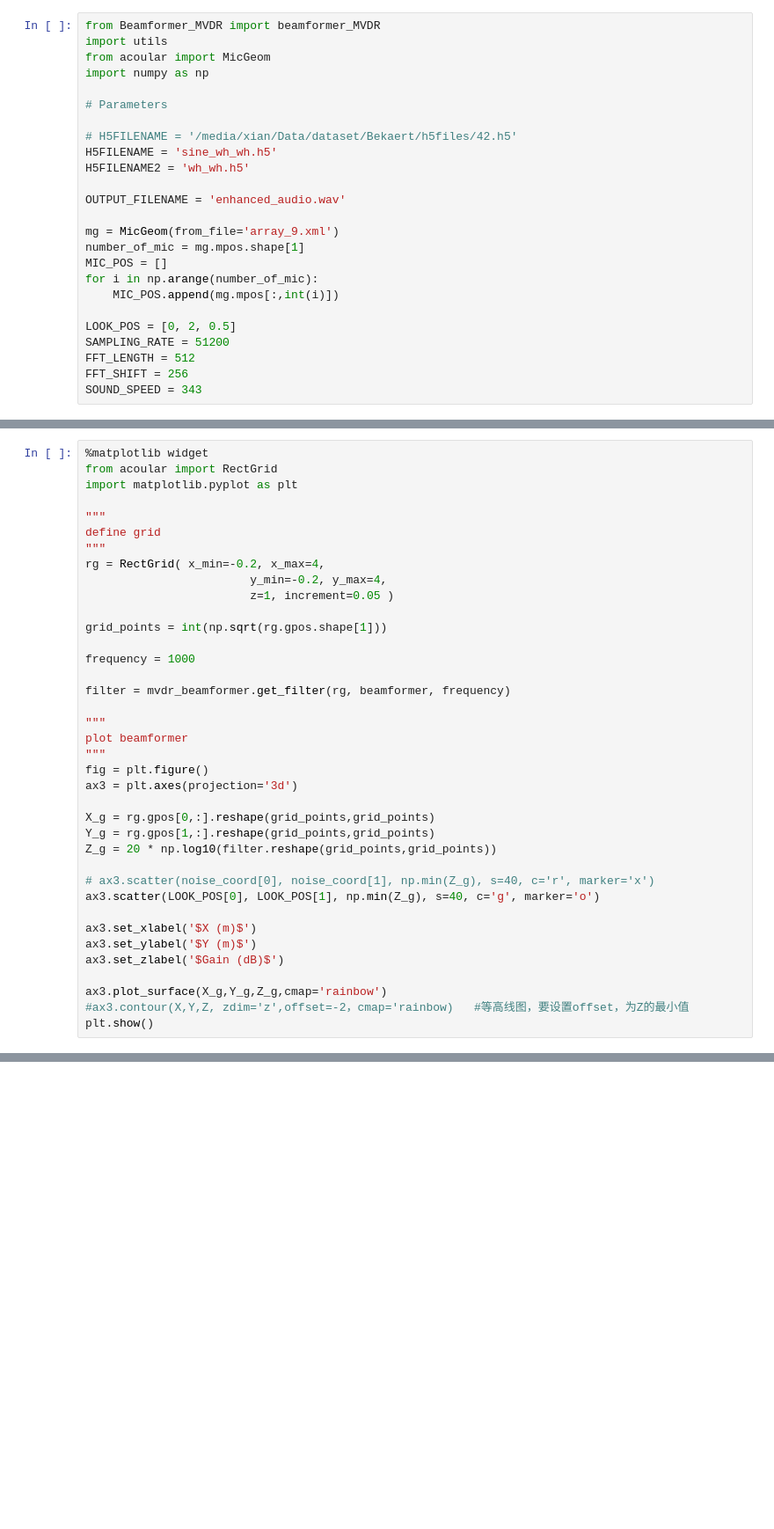
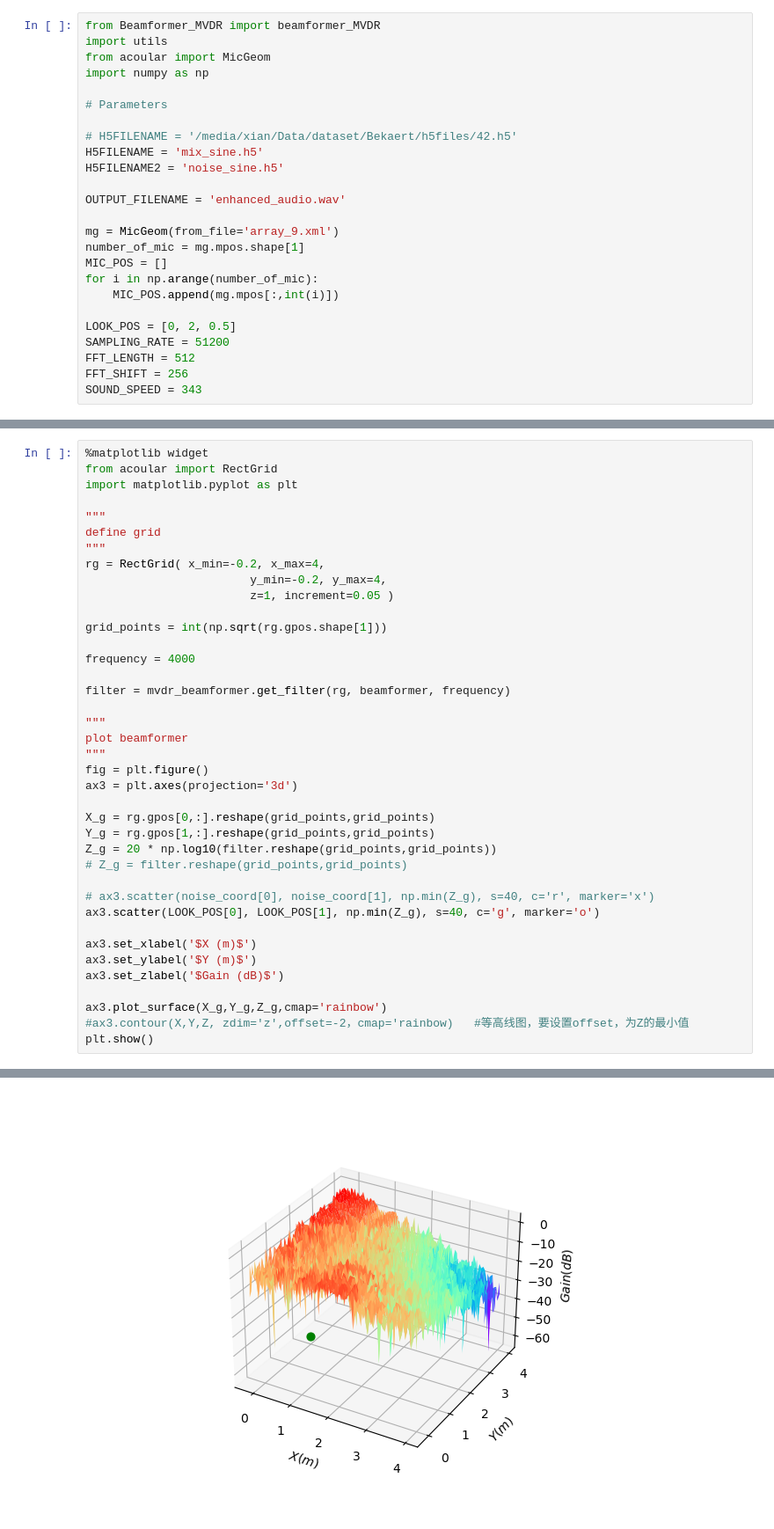
Before and after one commit to qffqqf/mvdr_beamformer, a Jupyter notebook: MVDR_test.ipynb, the cells around one changed output, grey strips where cells are left out. Shown at 88% size. Saved outputs shown, nothing was run; the diff lists cells and outputs as text; blank space fills up the shorter version.

```diff
--- a/MVDR_test.ipynb
+++ b/MVDR_test.ipynb
@@ -7,8 +7,8 @@ import numpy as np
 # Parameters
 
 # H5FILENAME = '/media/xian/Data/dataset/Bekaert/h5files/42.h5'
-H5FILENAME = 'sine_wh_wh.h5'
-H5FILENAME2 = 'wh_wh.h5'
+H5FILENAME = 'mix_sine.h5'
+H5FILENAME2 = 'noise_sine.h5'
 
 OUTPUT_FILENAME = 'enhanced_audio.wav'
 
@@ -52,7 +52,7 @@ rg = RectGrid( x_min=-0.2, x_max=4,
 
 grid_points = int(np.sqrt(rg.gpos.shape[1]))
 
-frequency = 1000
+frequency = 4000
 
 filter = mvdr_beamformer.get_filter(rg, beamformer, frequency)
 
@@ -65,6 +65,7 @@ ax3 = plt.axes(projection='3d')
 X_g = rg.gpos[0,:].reshape(grid_points,grid_points)
 Y_g = rg.gpos[1,:].reshape(grid_points,grid_points)
 Z_g = 20 * np.log10(filter.reshape(grid_points,grid_points))
+# Z_g = filter.reshape(grid_points,grid_points)
 
 # ax3.scatter(noise_coord[0], noise_coord[1], np.min(Z_g), s=40, c='r', marker='x')
 ax3.scatter(LOOK_POS[0], LOOK_POS[1], np.min(Z_g), s=40, c='g', marker='o')
@@ -76,3 +77,4 @@ ax3.set_zlabel('$Gain (dB)$')
 ax3.plot_surface(X_g,Y_g,Z_g,cmap='rainbow')
 #ax3.contour(X,Y,Z, zdim='z',offset=-2，cmap='rainbow)   #等高线图，要设置offset，为Z的最小值
 plt.show()
+# %% [output]
@@ -79,3 +82,4 @@ plt.show()
+[figure, added]
 # %%
 from scipy.io.wavfile import write
 
```
Also changed, not shown: parts of 2 cells of this notebook, 1 other file.
